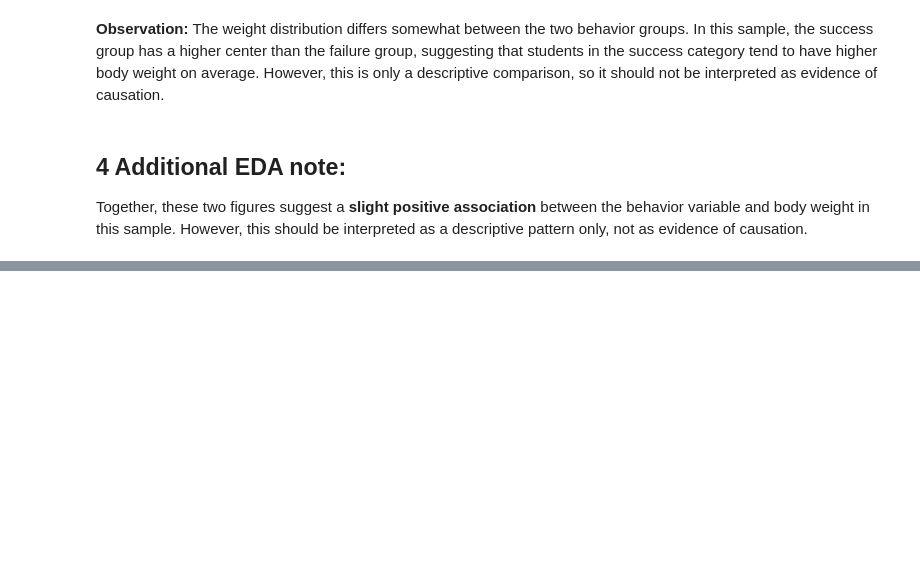
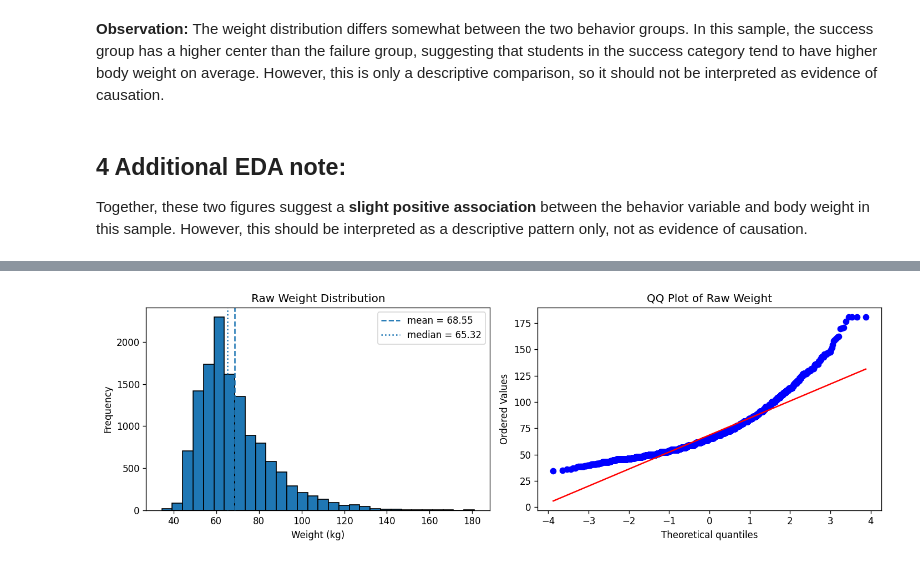
Before and after one commit to asd854026/2026-Spring-Stat2-Cycle2, a Jupyter notebook: notebooks/02_eda.ipynb, the cells around one changed output, grey strips where cells are left out. Drawn from its saved outputs; the diff is of its cells as text; code cells hidden in the pictures; blank space fills up the shorter version.

```diff
--- a/notebooks/02_eda.ipynb
+++ b/notebooks/02_eda.ipynb
@@ -311,0 +303,96 @@ Together, these two figures suggest a **slight positive association** between th
+# %%
+import numpy as np
+import pandas as pd
+import matplotlib.pyplot as plt
+from scipy import stats
+
+# ===== 0. 讀取你目前已清理好的體重資料 =====
+w = processed[CONT_VAR].dropna().to_numpy(dtype=float)
+mu0 = 68.0   # 這裡就是 68.0
+alpha = 0.05
+B = 3000         # 模擬次數，可改成 5000 但會慢一些
+sample_sizes = [20, 50, 100, 10000]
+
+print("=== Raw weight data check ===")
+print(f"n = {len(w)}")
+print(f"mean = {w.mean():.4f}")
+print(f"median = {np.median(w):.4f}")
+print(f"sd = {w.std(ddof=1):.4f}")
+print(f"skewness = {stats.skew(w, bias=False):.4f}")
+
+# ===== 1. 看原始分布：直方圖 + QQ plot =====
+fig, axes = plt.subplots(1, 2, figsize=(12, 4))
+
+axes[0].hist(w, bins=30, edgecolor="black")
+axes[0].axvline(w.mean(), linestyle="--", label=f"mean = {w.mean():.2f}")
+axes[0].axvline(np.median(w), linestyle=":", label=f"median = {np.median(w):.2f}")
+axes[0].set_title("Raw Weight Distribution")
+axes[0].set_xlabel("Weight (kg)")
+axes[0].set_ylabel("Frequency")
+axes[0].legend()
+
+stats.probplot(w, dist="norm", plot=axes[1])
+axes[1].set_title("QQ Plot of Raw Weight")
+
+plt.tight_layout()
+plt.show()
+
+# ===== 2. 建立「保留原始形狀，但真實平均數等於 mu0」的資料 =====
+# 目的：模擬在 H0 成立時，t-test 的拒絕率是否接近 0.05
+w_null = w - w.mean() + mu0
+
+print("\n=== Null-centered data check ===")
+print(f"shifted mean = {w_null.mean():.4f} (should be close to {mu0:.1f})")
+print(f"shifted skewness = {stats.skew(w_null, bias=False):.4f}")
+
+# ===== 3. 模擬不同樣本數下，樣本平均分布 & t-test 拒絕率 =====
+rng = np.random.default_rng(13)
+
+results = []
+sample_means_dict = {}
+
+for n in sample_sizes:
+    means = np.empty(B)
+    pvals = np.empty(B)
+
+    for b in range(B):
+        sample = rng.choice(w_null, size=n, replace=True)
+        means[b] = sample.mean()
+        _, pvals[b] = stats.ttest_1samp(sample, popmean=mu0)
+
+    sample_means_dict[n] = means
+
+    results.append({
+        "n": n,
+        "mean_of_sample_means": means.mean(),
+        "sd_of_sample_means": means.std(ddof=1),
+        "skewness_of_sample_means": stats.skew(means, bias=False),
+        "rejection_rate_at_5pct": (pvals < alpha).mean()
+    })
+
+results_df = pd.DataFrame(results)
+print("\n=== Simulation summary ===")
+display(results_df.round(4))
+
+# ===== 4. 看不同樣本數下，樣本平均分布的形狀 =====
+fig, axes = plt.subplots(2, 2, figsize=(12, 8))
+axes = axes.ravel()
+
+for ax, n in zip(axes, sample_sizes):
+    means = sample_means_dict[n]
+    ax.hist(means, bins=30, edgecolor="black")
+    ax.axvline(mu0, linestyle="--", label=f"mu0 = {mu0}")
+    ax.set_title(f"Sampling Distribution of Mean (n = {n})")
+    ax.set_xlabel("Sample mean")
+    ax.set_ylabel("Frequency")
+    ax.legend()
+
+plt.tight_layout()
+plt.show()
+
+# ===== 5. 簡短文字解讀 =====
+print("\n=== How to read the results ===")
+print("1. 如果 raw data 的 skewness > 0，代表原始體重分布有右偏傾向。")
+print("2. 如果 sample mean distribution 的 skewness 隨 n 變大而變小，代表樣本平均越來越接近常態。")
+print("3. 如果 rejection_rate_at_5pct 在大樣本時接近 0.05，代表 one-sample t-test 在這種偏態下仍然算穩健。")
+# %% [output]
@@ -311,0 +405 @@ Together, these two figures suggest a **slight positive association** between th
+[figure, added]
```
Also changed, not shown: parts of 4 cells of this notebook, 9 other files.
